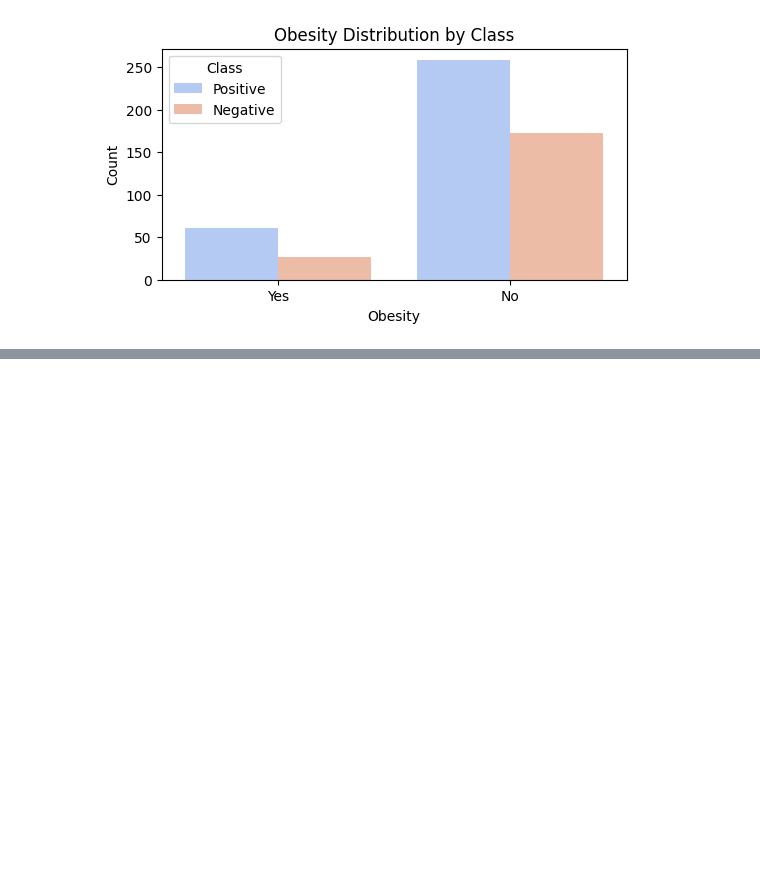
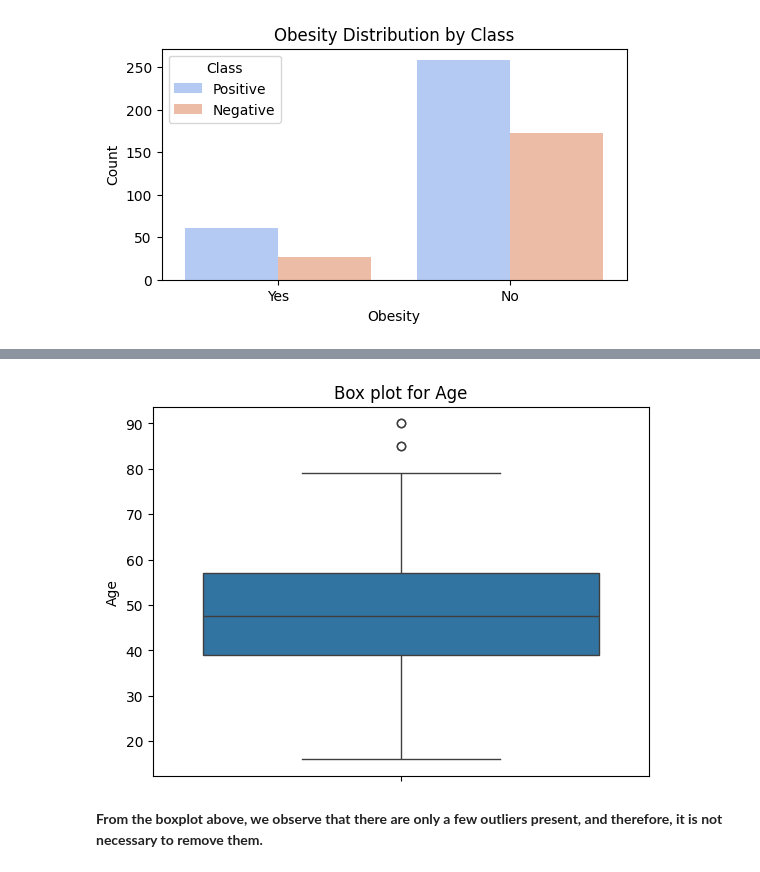
Before and after one commit to Angad143/HealthScope---A-Multi-Disease-Progression-and-Severity-Prediction-Platform, a Jupyter notebook: Diabetes Progression Prediction/Diabetes_Diseases_Prediction.ipynb, the cells around one changed output, grey strips where cells are left out. Cells and saved outputs as stored; diff of their text form; code cells hidden in the pictures; blank space fills up the shorter version.

```diff
--- a/Diabetes Progression Prediction/Diabetes_Diseases_Prediction.ipynb
+++ b/Diabetes Progression Prediction/Diabetes_Diseases_Prediction.ipynb
@@ -873,0 +925,9 @@ plt.show()
+# %%
+# Boxplot to check outlier present in the datasets or not
+sns.boxplot(df["Age"])
+plt.title("Box plot for Age")
+plt.show()
+# %% [output]
+[figure, added]
+# %% [markdown]
+**From the boxplot above, we observe that there are only a few outliers present, and therefore, it is not necessary to remove them.**
```
Also changed, not shown: parts of 19 cells of this notebook, 1 other file.
